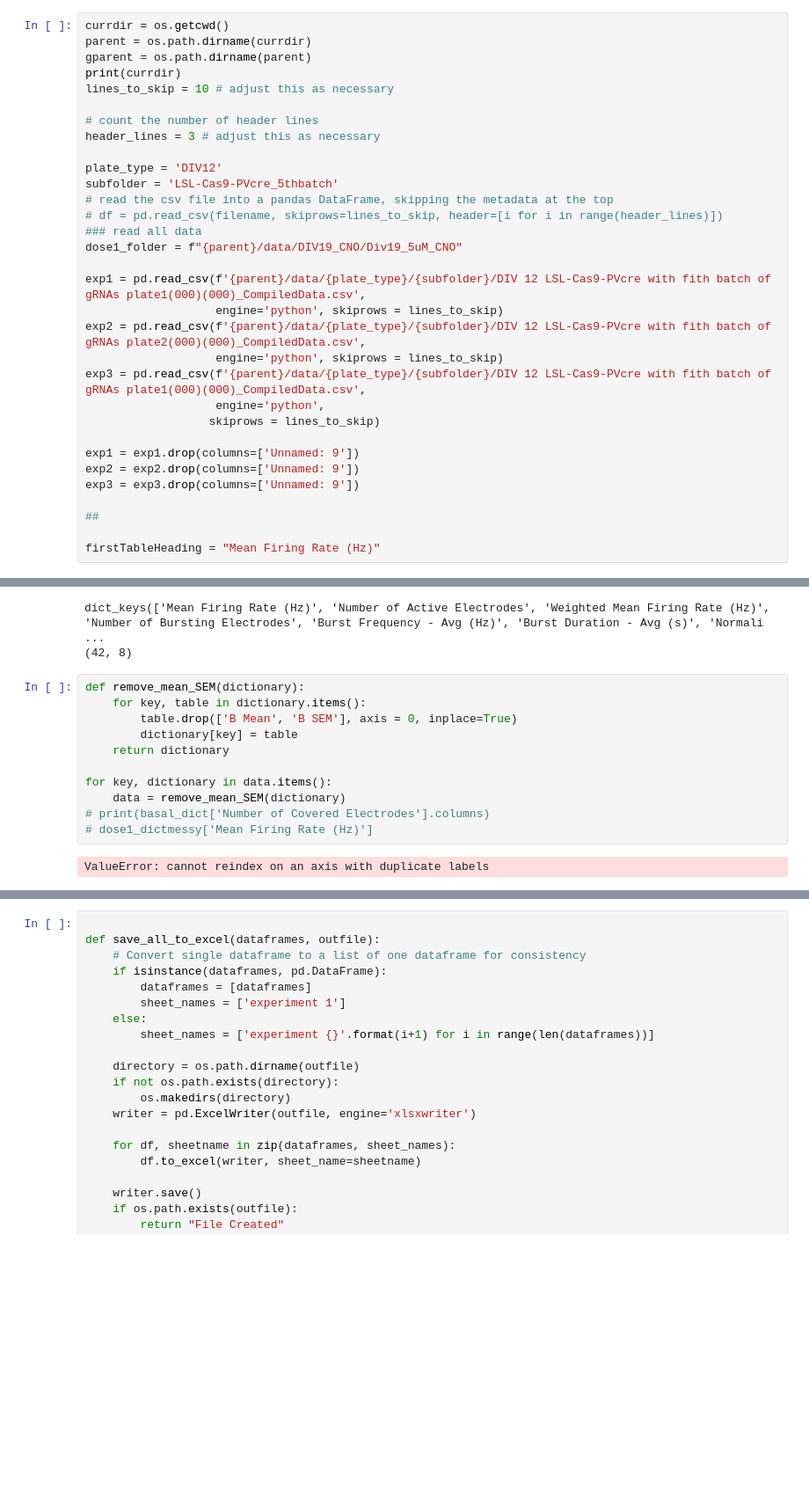
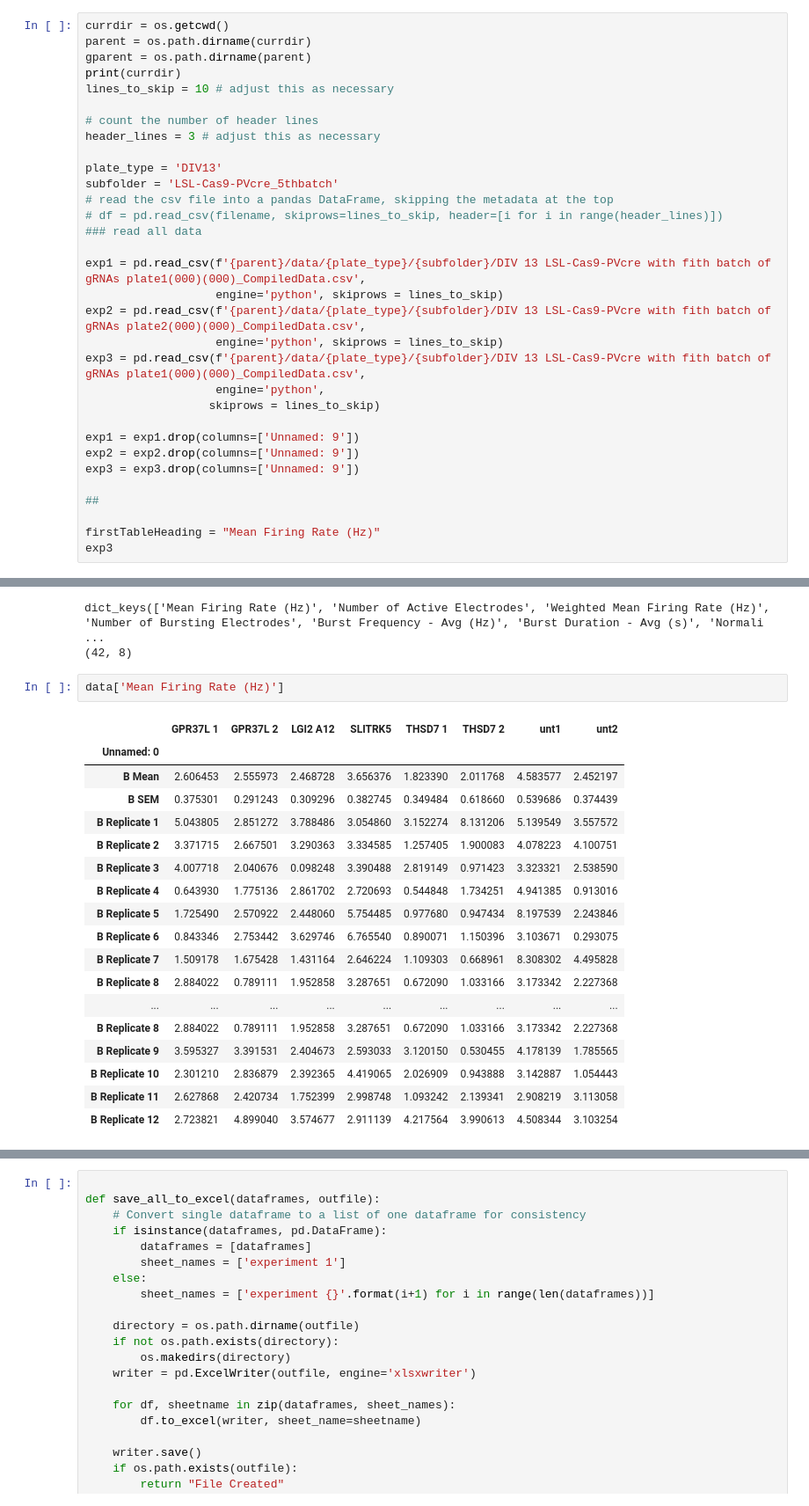
Before and after one commit to poojaparameswaran99/MEA_analysis, a Jupyter notebook: analysis/mea_contrast.ipynb, the cells around one changed output, grey strips where cells are left out. Shown: that part at 88% size. Cells and saved outputs as stored; diff of their text form; blank space fills up the shorter version.

```diff
--- a/analysis/mea_contrast.ipynb
+++ b/analysis/mea_contrast.ipynb
@@ -22,18 +22,17 @@ lines_to_skip = 10 # adjust this as necessary
 # count the number of header lines
 header_lines = 3 # adjust this as necessary
 
-plate_type = 'DIV12'
+plate_type = 'DIV13'
 subfolder = 'LSL-Cas9-PVcre_5thbatch'
 # read the csv file into a pandas DataFrame, skipping the metadata at the top
 # df = pd.read_csv(filename, skiprows=lines_to_skip, header=[i for i in range(header_lines)])
 ### read all data
-dose1_folder = f"{parent}/data/DIV19_CNO/Div19_5uM_CNO"
 
-exp1 = pd.read_csv(f'{parent}/data/{plate_type}/{subfolder}/DIV 12 LSL-Cas9-PVcre with fith batch of gRNAs plate1(000)(000)_CompiledData.csv',
+exp1 = pd.read_csv(f'{parent}/data/{plate_type}/{subfolder}/DIV 13 LSL-Cas9-PVcre with fith batch of gRNAs plate1(000)(000)_CompiledData.csv',
                    engine='python', skiprows = lines_to_skip)
-exp2 = pd.read_csv(f'{parent}/data/{plate_type}/{subfolder}/DIV 12 LSL-Cas9-PVcre with fith batch of gRNAs plate2(000)(000)_CompiledData.csv',
+exp2 = pd.read_csv(f'{parent}/data/{plate_type}/{subfolder}/DIV 13 LSL-Cas9-PVcre with fith batch of gRNAs plate2(000)(000)_CompiledData.csv',
                    engine='python', skiprows = lines_to_skip)
-exp3 = pd.read_csv(f'{parent}/data/{plate_type}/{subfolder}/DIV 12 LSL-Cas9-PVcre with fith batch of gRNAs plate1(000)(000)_CompiledData.csv',
+exp3 = pd.read_csv(f'{parent}/data/{plate_type}/{subfolder}/DIV 13 LSL-Cas9-PVcre with fith batch of gRNAs plate1(000)(000)_CompiledData.csv',
                    engine='python',
                   skiprows = lines_to_skip)
 
@@ -44,5 +43,6 @@ exp3 = exp3.drop(columns=['Unnamed: 9'])
 ##
 
 firstTableHeading = "Mean Firing Rate (Hz)"
+exp3
 # %% [output]
 /Users/poojap/Documents/SoderlingLab/MEA_analysis/analysis
@@ -154,19 +167,27 @@ print(data['Mean Firing Rate (Hz)'].shape)
 # %% [output]
 dict_keys(['Mean Firing Rate (Hz)', 'Number of Active Electrodes', 'Weighted Mean Firing Rate (Hz)', 'Number of Bursting Electrodes', 'Burst Frequency - Avg (Hz)', 'Burst Duration - Avg (s)', 'Normali ...
 (42, 8)
-# %%
-def remove_mean_SEM(dictionary):
-    for key, table in dictionary.items():
-        table.drop(['B Mean', 'B SEM'], axis = 0, inplace=True)
-        dictionary[key] = table
-    return dictionary
-
-for key, dictionary in data.items():
-    data = remove_mean_SEM(dictionary)
-# print(basal_dict['Number of Covered Electrodes'].columns)
-# dose1_dictmessy['Mean Firing Rate (Hz)']
-# %% [output]
-ValueError: cannot reindex on an axis with duplicate labels
+# %%
+data['Mean Firing Rate (Hz)']
+# %% [output]
+|  | GPR37L 1 | GPR37L 2 | LGI2 A12 | SLITRK5 | THSD7 1 | THSD7 2 | unt1 | unt2 |
+| Unnamed: 0 |  |  |  |  |  |  |  |  |
+| B Mean | 2.606453 | 2.555973 | 2.468728 | 3.656376 | 1.823390 | 2.011768 | 4.583577 | 2.452197 |
+| B SEM | 0.375301 | 0.291243 | 0.309296 | 0.382745 | 0.349484 | 0.618660 | 0.539686 | 0.374439 |
+| B Replicate 1 | 5.043805 | 2.851272 | 3.788486 | 3.054860 | 3.152274 | 8.131206 | 5.139549 | 3.557572 |
+| B Replicate 2 | 3.371715 | 2.667501 | 3.290363 | 3.334585 | 1.257405 | 1.900083 | 4.078223 | 4.100751 |
+| B Replicate 3 | 4.007718 | 2.040676 | 0.098248 | 3.390488 | 2.819149 | 0.971423 | 3.323321 | 2.538590 |
+| B Replicate 4 | 0.643930 | 1.775136 | 2.861702 | 2.720693 | 0.544848 | 1.734251 | 4.941385 | 0.913016 |
+| B Replicate 5 | 1.725490 | 2.570922 | 2.448060 | 5.754485 | 0.977680 | 0.947434 | 8.197539 | 2.243846 |
+| B Replicate 6 | 0.843346 | 2.753442 | 3.629746 | 6.765540 | 0.890071 | 1.150396 | 3.103671 | 0.293075 |
+| B Replicate 7 | 1.509178 | 1.675428 | 1.431164 | 2.646224 | 1.109303 | 0.668961 | 8.308302 | 4.495828 |
+| B Replicate 8 | 2.884022 | 0.789111 | 1.952858 | 3.287651 | 0.672090 | 1.033166 | 3.173342 | 2.227368 |
+| ... | ... | ... | ... | ... | ... | ... | ... | ... |
+| B Replicate 8 | 2.884022 | 0.789111 | 1.952858 | 3.287651 | 0.672090 | 1.033166 | 3.173342 | 2.227368 |
+| B Replicate 9 | 3.595327 | 3.391531 | 2.404673 | 2.593033 | 3.120150 | 0.530455 | 4.178139 | 1.785565 |
+| B Replicate 10 | 2.301210 | 2.836879 | 2.392365 | 4.419065 | 2.026909 | 0.943888 | 3.142887 | 1.054443 |
+| B Replicate 11 | 2.627868 | 2.420734 | 1.752399 | 2.998748 | 1.093242 | 2.139341 | 2.908219 | 3.113058 |
+| B Replicate 12 | 2.723821 | 4.899040 | 3.574677 | 2.911139 | 4.217564 | 3.990613 | 4.508344 | 3.103254 |
 # %%
 
 def perform_t_test(exp_df):
```
Also changed, not shown: parts of 4 cells of this notebook.
